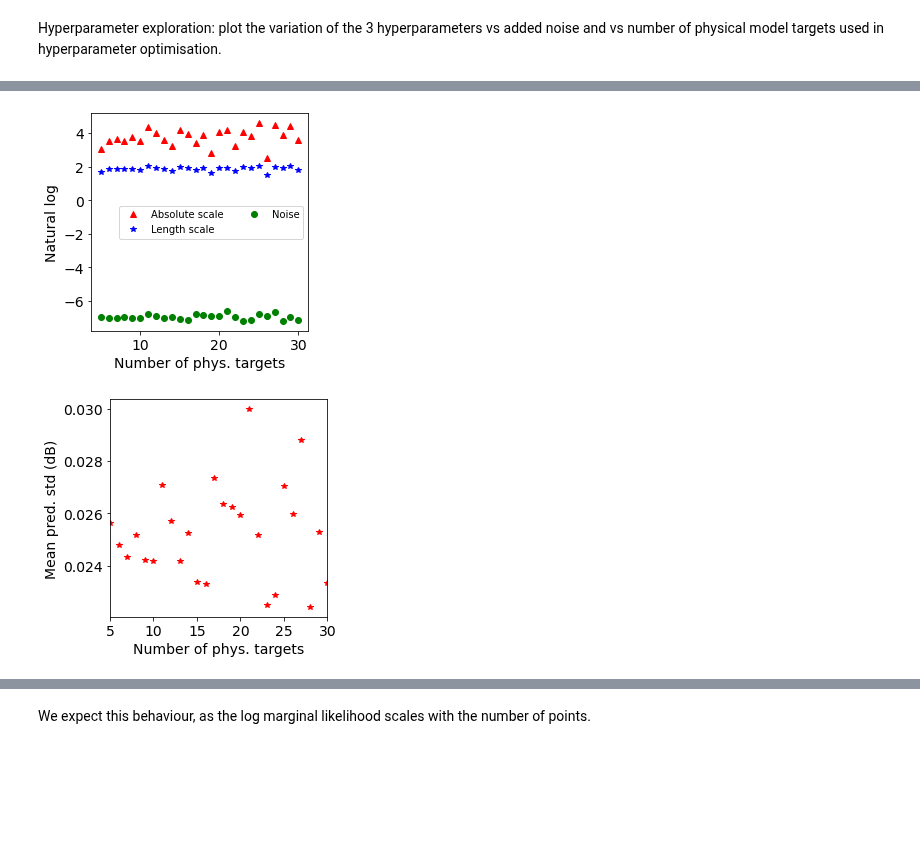
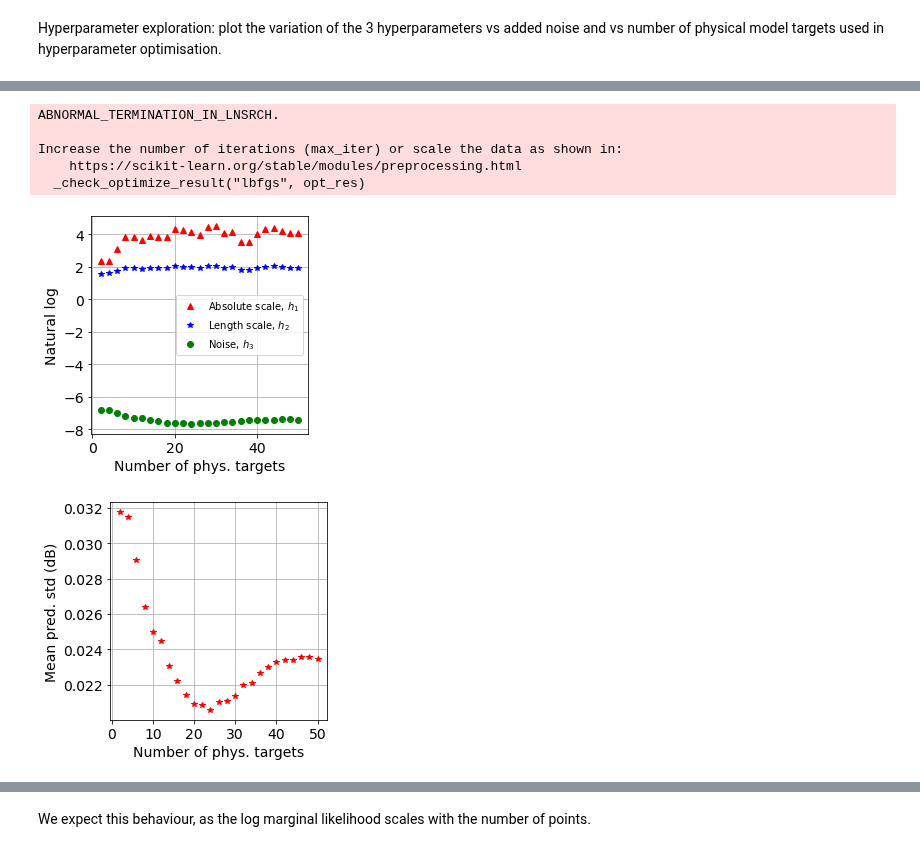
Before and after one commit to joshnevin/physics_enhanced_GPs, a Jupyter notebook: GN_model_hyperparam_exploration.ipynb, the cells around one changed output, grey strips where cells are left out. Drawn from its saved outputs; the diff is of its cells as text; code cells hidden in the pictures; blank space fills up the shorter version.

Commit message:
fixed hyperparameter exploration with updated physical model

```diff
--- a/GN_model_hyperparam_exploration.ipynb
+++ b/GN_model_hyperparam_exploration.ipynb
@@ -41,12 +43,13 @@ def shift_pch(pch, emp_pk):
     pch_shifted = pch - (emp_pk - pch_gn[np.argmax(phys_model.predict_snr(pch_gn))])
     return pch_shifted
 
-def gen_phys_targets(model, pch, sigma, num_pts_phys):
+def gen_phys_targets(pch, sigma, num_pts_phys):
     pch_gn_shifted = np.linspace(pch[0], pch[-1], num_pts_phys)
-    snr_phys = (model.predict_snr(pch_gn_shifted) + np.random.normal(0, sigma, len(pch_gn_shifted)) ).reshape(-1,1)
+    model = GN_model(100, 1550, 1, 0.78, 18, 0.18, 35, 40.2, 50, 4.3, 10, 16, sigma, 4)
+    snr_phys = (model.predict_snr(pch_gn_shifted)).reshape(-1,1)
     return pch_gn_shifted, snr_phys
 
-def train_phys_gp(pch, pch_phys, snr, snr_phys):
+def train_phys_gp(pch, pch_phys, snr, snr_phys):  # note that these GP functions only predict at the data targets
     pch = pch.reshape(-1, 1)  # needed for SK learn input
     pch_phys = pch_phys.reshape(-1,1)
     snr = snr.reshape(-1,1)
@@ -73,4 +76,4 @@ def train_standard_gp(pch, snr):
 # %%
 pch_shifted = shift_pch(pch, 1.2)
 # %%
-pch_gn_shifted, snr_phys = gen_phys_targets(phys_model, pch_shifted, 0.5, 20)
+pch_gn_shifted, snr_phys = gen_phys_targets(pch_shifted, 0.04, 20)
@@ -110,5 +123,5 @@ plt.show()
 # %%
-def hyp_var_sig(sig_range, pch, emp_pk, model, num_pts_phys, snr, snr_phys):
+def hyp_var_sig(sig_range, pch, emp_pk, num_pts_phys, snr):
     mus = []
     ls = []
     sigs = []
@@ -117,7 +130,7 @@ def hyp_var_sig(sig_range, pch, emp_pk, model, num_pts_phys, snr, snr_phys):
     mses = []
     for sig in sig_range:
         pch_shifted = shift_pch(pch, emp_pk)
-        pch_gn_shifted, snr_phys = gen_phys_targets(model, pch_shifted, sig, num_pts_phys)
+        pch_gn_shifted, snr_phys = gen_phys_targets(pch_shifted, sig, num_pts_phys)
         pred_mean, pred_std, theta_phys, lml_phys = train_phys_gp(pch_shifted, pch_gn_shifted, snr, snr_phys)
         mus.append(theta_phys[0])
         ls.append(theta_phys[1])
@@ -126,7 +139,7 @@ def hyp_var_sig(sig_range, pch, emp_pk, model, num_pts_phys, snr, snr_phys):
         pred_stds.append(np.mean(pred_std))
         mses.append(calc_mse(snr, pred_mean))
     return mus, ls, sigs, lmls, pred_stds, mses
-def hyp_var_num_pts(sigma, pch, emp_pk, model, num_pts_range, snr, snr_phys):
+def hyp_var_num_pts(sigma, pch, emp_pk, num_pts_range, snr):
     mus = []
     ls = []
     sigs = []
@@ -135,7 +148,7 @@ def hyp_var_num_pts(sigma, pch, emp_pk, model, num_pts_range, snr, snr_phys):
     mses = []
     for num_pts in num_pts_range:
         pch_shifted = shift_pch(pch, emp_pk)
-        pch_gn_shifted, snr_phys = gen_phys_targets(model, pch_shifted, sigma, num_pts)
+        pch_gn_shifted, snr_phys = gen_phys_targets(pch_shifted, sigma, num_pts)
         pred_mean, pred_std, theta_phys, lml_phys = train_phys_gp(pch_shifted, pch_gn_shifted, snr, snr_phys)
         mus.append(theta_phys[0])
         ls.append(theta_phys[1])
@@ -235,40 +247,49 @@ plt.show()
 # %%
-num_pts_range = np.arange(5, 31, 1, dtype=int)
-mus_p, ls_p, sigs_p, lmls_p, pred_stds_p, mses_p = hyp_var_num_pts(0.03, pch, 1.2, phys_model, num_pts_range, snr, snr_phys)
+num_pts_range = np.arange(2, 51, 2, dtype=int)
+mus_p, ls_p, sigs_p, lmls_p, pred_stds_p, mses_p = hyp_var_num_pts(0.04, pch_sub, 1.2, num_pts_range, snr_sub)
 lin_mus = np.exp(mus)
 lin_ls = np.exp(ls)
 lin_sigs = np.exp(sigs)
 lin_mls = np.exp(lmls)
+# %% [output]
+ABNORMAL_TERMINATION_IN_LNSRCH.
+
+Increase the number of iterations (max_iter) or scale the data as shown in:
+    https://scikit-learn.org/stable/modules/preprocessing.html
+  _check_optimize_result("lbfgs", opt_res)
 # %%
 f, ax = plt.subplots()
-plt.plot(num_pts_range, mus_p, 'r^', label='Absolute scale')
-plt.plot(num_pts_range, ls_p, 'b*', label='Length scale')
-plt.plot(num_pts_range, sigs_p, 'go', label='Noise')
+plt.plot(num_pts_range, mus_p, 'r^', label='Absolute scale, $h_1$')
+plt.plot(num_pts_range, ls_p, 'b*', label='Length scale, $h_2$')
+plt.plot(num_pts_range, sigs_p, 'go', label='Noise, $h_3$')
 #plt.plot(sig_range, lmls, 'c.', label='Marginal likelihood')
-plt.legend(ncol = 2, prop={'size':10})
+plt.legend( prop={'size':10})
 #plt.xlim([0, 0.12])
-#plt.xticks([0, 0.02, 0.04, 0.06, 0.08, 0.1, 0.12])
+#plt.xticks([])
 plt.xlabel("Number of phys. targets")
 plt.ylabel("Natural log")
 f.patch.set_facecolor('w')
+plt.grid()
 ax.set_aspect(1.0/ax.get_data_ratio(), adjustable='box')
-plt.savefig('figures/hyp_expl_num_pts_all.pdf', dpi=200,bbox_inches='tight')
+plt.savefig('figures/hyp_expl_num_pts_all_12pts.pdf', dpi=200,bbox_inches='tight')
 plt.show()
 # %% [output]
-[figure, old version]
+[figure, new version]
 # %%
 f, ax = plt.subplots()
 plt.plot(num_pts_range, pred_stds_p, 'r*')
-plt.xlim([5, 30])
-plt.xticks([5, 10, 15, 20, 25, 30])
+#plt.xlim([5, 30])
+#plt.xticks([5, 10, 15, 20, 25, 30])
+plt.xticks([0, 10, 20, 30, 40, 50])
 plt.xlabel("Number of phys. targets")
 plt.ylabel("Mean pred. std (dB)")
 f.patch.set_facecolor('w')
+plt.grid()
 ax.set_aspect(1.0/ax.get_data_ratio(), adjustable='box')
-plt.savefig('figures/hyp_expl_num_pts_pred_std.pdf', dpi=200,bbox_inches='tight')
+plt.savefig('figures/hyp_expl_num_pts_pred_std_12pts.pdf', dpi=200,bbox_inches='tight')
 plt.show()
 # %% [output]
-[figure, old version]
+[figure, new version]
 # %%
 plt.hist(pred_stds_p)
 plt.show()
```
Also changed, not shown: parts of 18 cells of this notebook, 1 other file.
